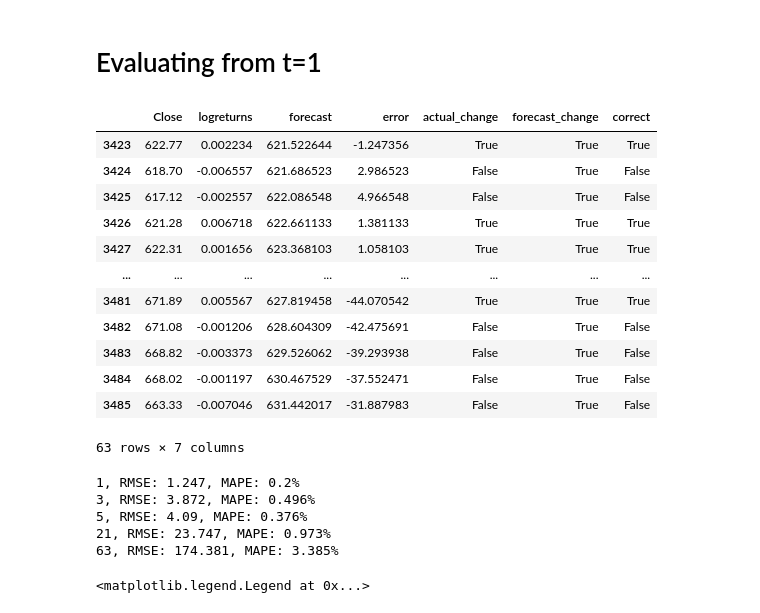
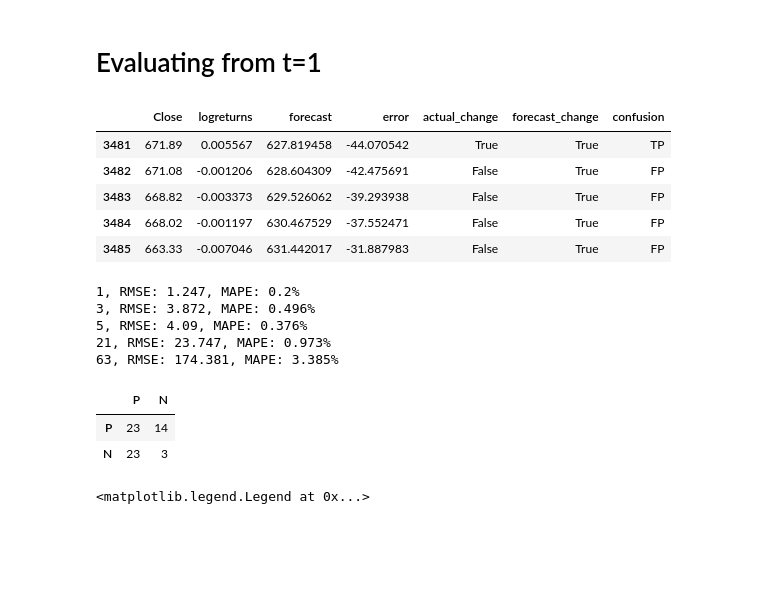
Before and after one commit to ulrikson/statistics-thesis, a Jupyter notebook: lstm2.ipynb, the cells around one changed output. Drawn from its saved outputs; the diff is of its cells as text; code cells hidden in the pictures; blank space fills up the shorter version.

Commit message:
confusion matrix

```diff
--- a/lstm2.ipynb
+++ b/lstm2.ipynb
@@ -165,46 +165,49 @@ Epoch 5/5
 # %%
 # Creating a merged df with original values and predictions
 original_df = pd.read_csv('data/final.csv', usecols=['logreturns', 'Close'])
 train_df = original_df[:-n_test].copy()
 
 last_train = train_df['Close'].values[-1]
 price_forecasts = np.exp(np.cumsum(forecasts[0]) + math.log(last_train))
 
 train_df['forecast'] = train_df['Close'] # temporary until actual forecasts are added
 
 eval_df = pd.DataFrame(columns=['Close', 'logreturns', 'forecast'])
 eval_df['Close'] = original_df['Close'].values[-n_test:-n_test+n_seq]
 eval_df['logreturns'] = original_df['logreturns'].values[-n_test:-n_test+n_seq]
 eval_df['forecast'] = price_forecasts
 
 merged_df = train_df.append(eval_df, ignore_index=True)
 merged_df['error'] = merged_df['forecast'] - merged_df['Close']
 
 merged_df['actual_change'] = merged_df['Close'].diff(1) > 0
 merged_df['forecast_change'] = merged_df['forecast'].diff(1) > 0
 
-def correct(actual, forecast):
-    if ((actual and forecast) or (not actual and not forecast)):
-        return True
+def confusion(actual, forecast):
+    if (actual and forecast):
+        return 'TP'
+
+    if (actual and not forecast):
+        return 'FN'
+
+    if (not actual and forecast):
+        return 'FP'
+
+    if (not actual and not forecast):
+        return 'TN'
+
     return False
 
-merged_df['correct'] = merged_df.apply(lambda x: correct(x['actual_change'], x['forecast_change']), axis=1)
+merged_df['confusion'] = merged_df.apply(lambda x: confusion(x['actual_change'], x['forecast_change']), axis=1)
 
-merged_df.tail(n_seq)
+merged_df.tail()
 # %% [output]
-|  | Close | logreturns | forecast | error | actual_change | forecast_change | correct |
-| 3423 | 622.77 | 0.002234 | 621.522644 | -1.247356 | True | True | True |
-| 3424 | 618.70 | -0.006557 | 621.686523 | 2.986523 | False | True | False |
-| 3425 | 617.12 | -0.002557 | 622.086548 | 4.966548 | False | True | False |
-| 3426 | 621.28 | 0.006718 | 622.661133 | 1.381133 | True | True | True |
-| 3427 | 622.31 | 0.001656 | 623.368103 | 1.058103 | True | True | True |
-| ... | ... | ... | ... | ... | ... | ... | ... |
-| 3481 | 671.89 | 0.005567 | 627.819458 | -44.070542 | True | True | True |
-| 3482 | 671.08 | -0.001206 | 628.604309 | -42.475691 | False | True | False |
-| 3483 | 668.82 | -0.003373 | 629.526062 | -39.293938 | False | True | False |
-| 3484 | 668.02 | -0.001197 | 630.467529 | -37.552471 | False | True | False |
-| 3485 | 663.33 | -0.007046 | 631.442017 | -31.887983 | False | True | False |
+|  | Close | logreturns | forecast | error | actual_change | forecast_change | confusion |
+| 3481 | 671.89 | 0.005567 | 627.819458 | -44.070542 | True | True | TP |
+| 3482 | 671.08 | -0.001206 | 628.604309 | -42.475691 | False | True | FP |
+| 3483 | 668.82 | -0.003373 | 629.526062 | -39.293938 | False | True | FP |
+| 3484 | 668.02 | -0.001197 | 630.467529 | -37.552471 | False | True | FP |
+| 3485 | 663.33 | -0.007046 | 631.442017 | -31.887983 | False | True | FP |
-63 rows × 7 columns
 # %%
 # RMSE and MAE
 def new_df(n_periods):
@@ -229,6 +231,20 @@ evaluate(63) # quarter
 5, RMSE: 4.09, MAPE: 0.376%
 21, RMSE: 23.747, MAPE: 0.973%
 63, RMSE: 174.381, MAPE: 3.385%
+# %%
+def confusion_matrix(df):
+    conf = pd.DataFrame(columns=['P', 'N'], index=['P', 'N'])
+    conf.loc['P', 'P'] = len(df[df['confusion'] == 'TP'])
+    conf.loc['P', 'N'] = len(df[df['confusion'] == 'FN'])
+    conf.loc['N', 'P'] = len(df[df['confusion'] == 'FP'])
+    conf.loc['N', 'N'] = len(df[df['confusion'] == 'TN'])
+    return conf
+
+confusion_matrix(new_df(63))
+# %% [output]
+|  | P | N |
+| P | 23 | 14 |
+| N | 23 | 3 |
 # %%
 plot_df = merged_df[-n_seq - (n_seq*2) :]
 plt.figure(figsize=(10, 4))
```
Also changed, not shown: parts of 2 cells of this notebook.
